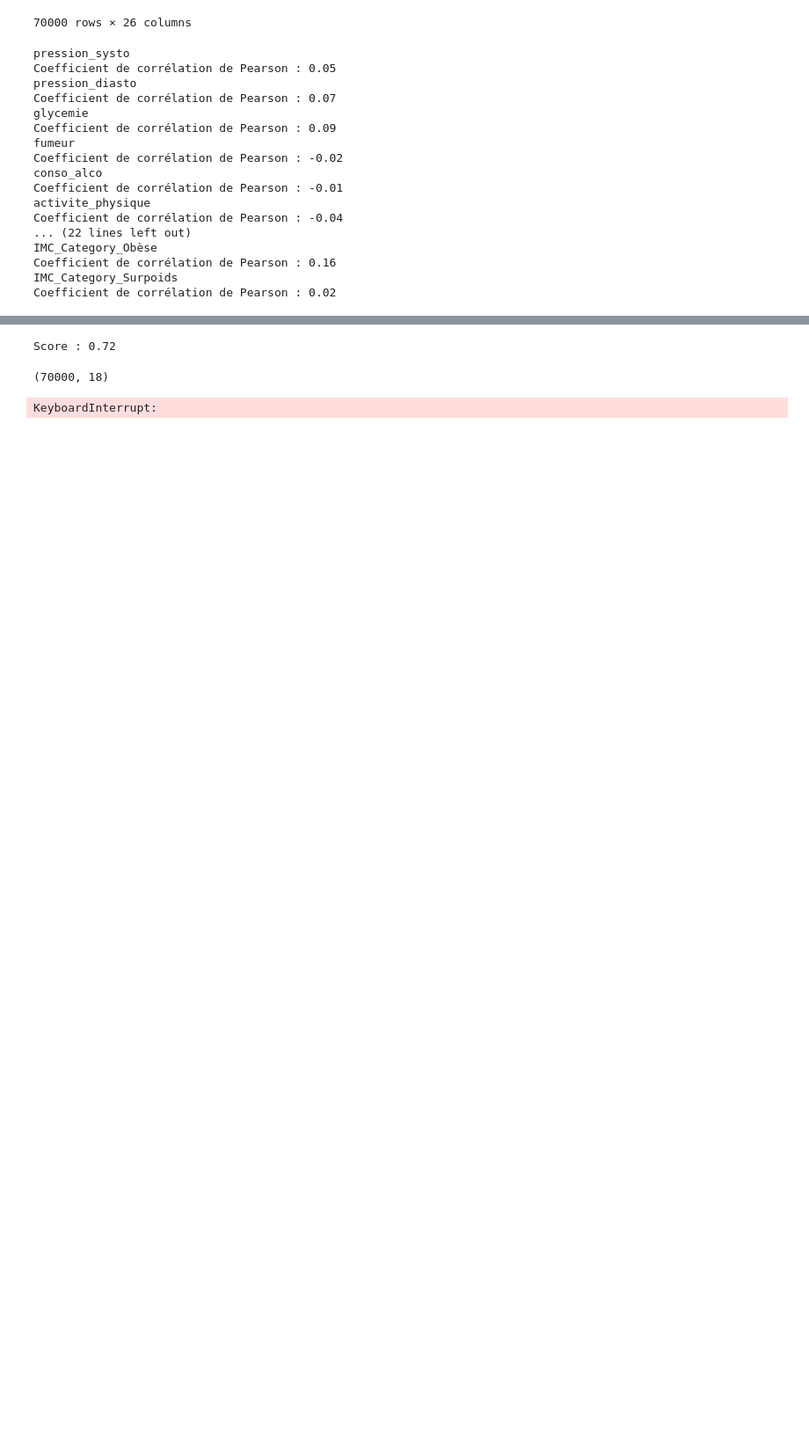
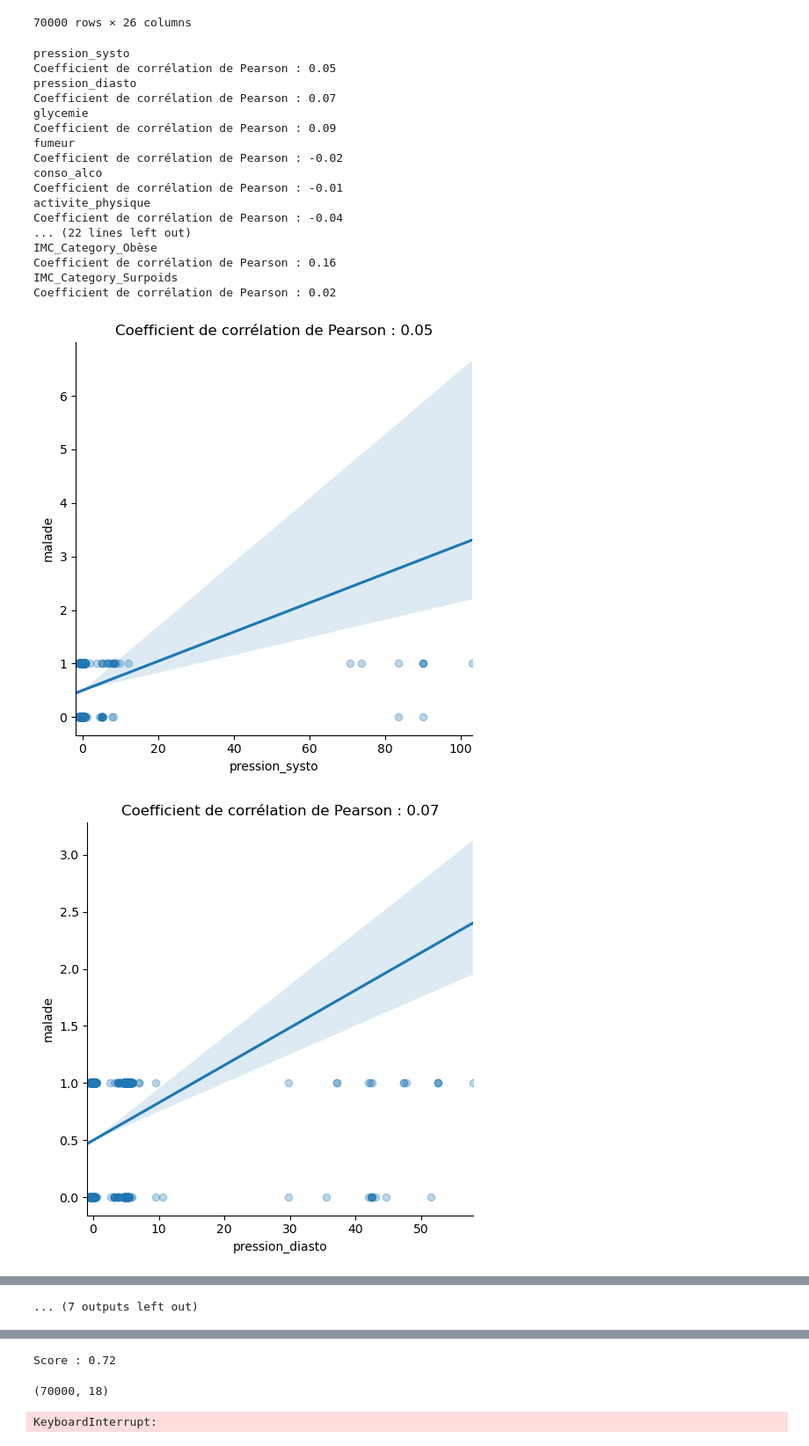
Before and after one commit to corentinGregoire/TP-Moreau, a Jupyter notebook: TP Maladies.ipynb, the cells around one changed output, grey strips where cells are left out. Shown at 88% size. Cells and saved outputs as stored; diff of their text form; code cells hidden in the pictures; blank space fills up the shorter version.

```diff
--- a/TP Maladies.ipynb
+++ b/TP Maladies.ipynb
@@ -153,3 +153,21 @@ IMC_Category_Obèse
 Coefficient de corrélation de Pearson : 0.16
 IMC_Category_Surpoids
 Coefficient de corrélation de Pearson : 0.02
+# %%
+import matplotlib.pyplot as plt
+
+for colonne in df_onehot.columns:
+    # Calculer le coefficient de corrélation de Pearson entre la variable explicative X et la cible y
+    corr, _ = pearsonr(df_onehot[colonne], df_onehot.malade)
+
+    # Créer un scatter plot avec une ligne de régression linéaire
+    sns.lmplot(x=colonne, y='malade', data=df_onehot, scatter_kws={'alpha':0.3})
+
+    # Ajouter le coefficient de corrélation dans le titre
+    plt.title('Coefficient de corrélation de Pearson : {:.2f}'.format(corr))
+
+    # Afficher la figure
+    plt.show()
+# %% [output]
+[figure, added]
+[figure, added]
@@ -155,0 +184 @@ Coefficient de corrélation de Pearson : 0.02
+... (7 outputs left out)
```
Also changed, not shown: parts of 4 cells of this notebook.
